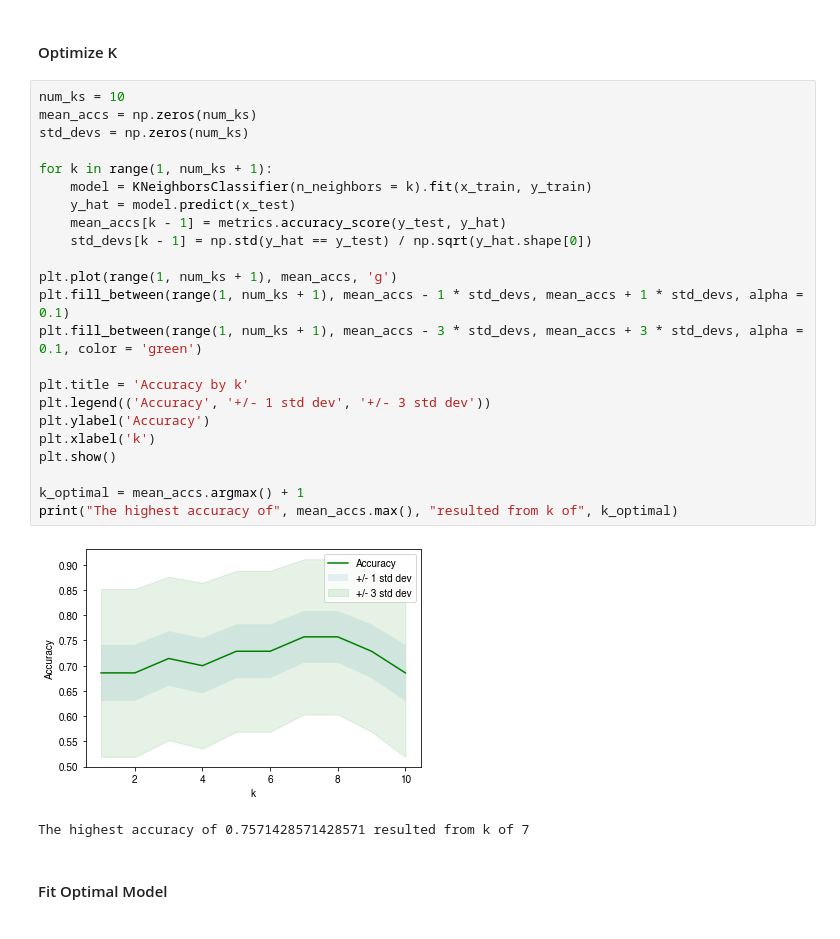
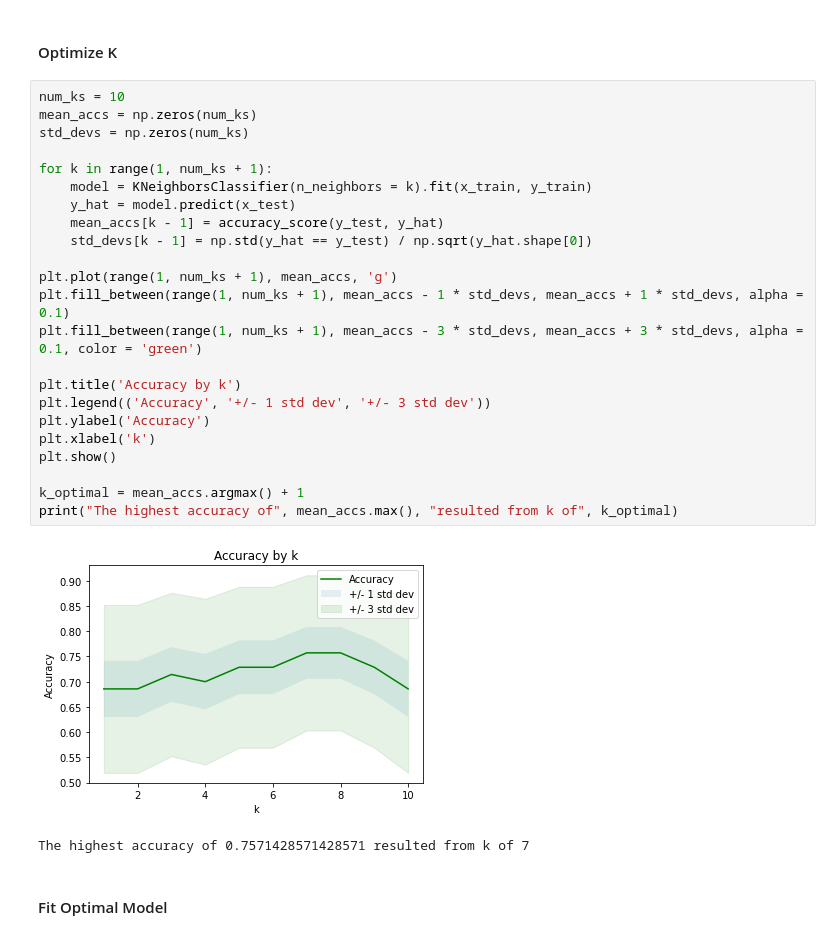
Before and after one commit to demic312/LoanDataProject, a Jupyter notebook: LoanData.ipynb, the cells around one changed output. Cells and saved outputs as stored; diff of their text form.

```diff
--- a/LoanData.ipynb
+++ b/LoanData.ipynb
@@ -160,28 +160,28 @@ Test Set Size : 70
 # %%
 num_ks = 10
 mean_accs = np.zeros(num_ks)
 std_devs = np.zeros(num_ks)
 
 for k in range(1, num_ks + 1):
     model = KNeighborsClassifier(n_neighbors = k).fit(x_train, y_train)
     y_hat = model.predict(x_test)
-    mean_accs[k - 1] = metrics.accuracy_score(y_test, y_hat)
+    mean_accs[k - 1] = accuracy_score(y_test, y_hat)
     std_devs[k - 1] = np.std(y_hat == y_test) / np.sqrt(y_hat.shape[0])
 
 plt.plot(range(1, num_ks + 1), mean_accs, 'g')
 plt.fill_between(range(1, num_ks + 1), mean_accs - 1 * std_devs, mean_accs + 1 * std_devs, alpha = 0.1)
 plt.fill_between(range(1, num_ks + 1), mean_accs - 3 * std_devs, mean_accs + 3 * std_devs, alpha = 0.1, color = 'green')
 
-plt.title = 'Accuracy by k'
+plt.title('Accuracy by k')
 plt.legend(('Accuracy', '+/- 1 std dev', '+/- 3 std dev'))
 plt.ylabel('Accuracy')
 plt.xlabel('k')
 plt.show()
 
 k_optimal = mean_accs.argmax() + 1
 print("The highest accuracy of", mean_accs.max(), "resulted from k of", k_optimal)
 # %% [output]
-[figure, old version]
+[figure, new version]
 The highest accuracy of 0.7571428571428571 resulted from k of 7
 # %% [markdown]
 #### Fit Optimal Model
```
Also changed, not shown: parts of 20 cells of this notebook.
